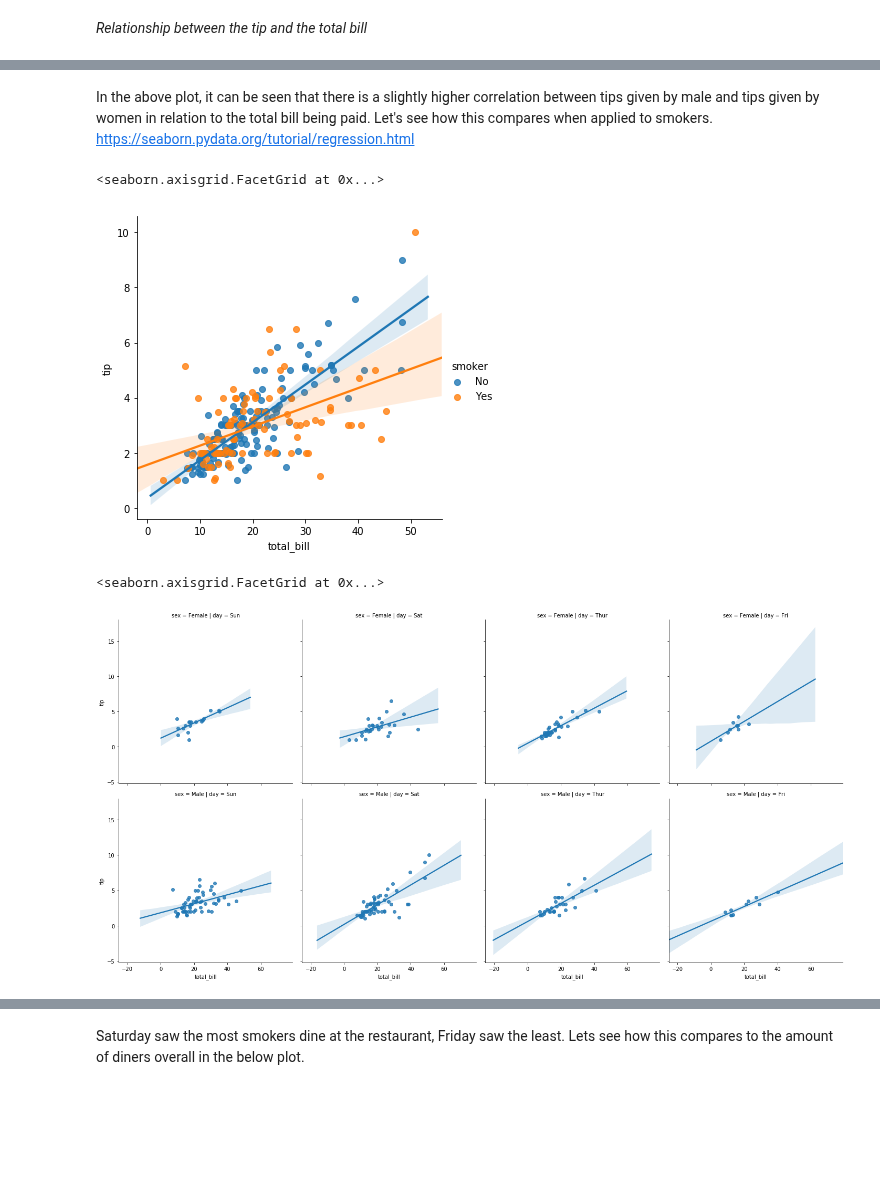
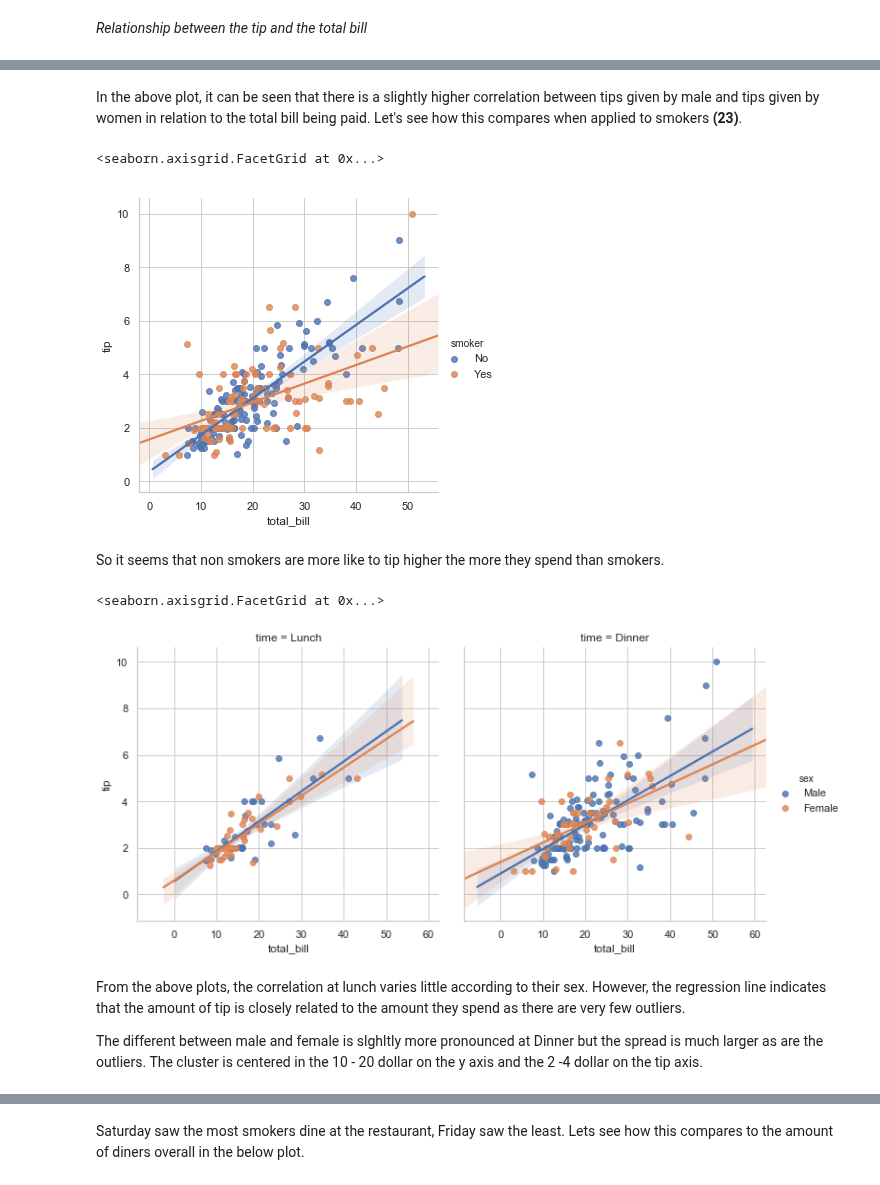
Before and after one commit to martinaobrien/FUNDAMENTALS-OF-DATA-ANALYSIS-Project-2019, a Jupyter notebook: Tips Dataset Assignment .ipynb, the cells around one changed output, grey strips where cells are left out. Cells and saved outputs as stored; diff of their text form; code cells hidden in the pictures; blank space fills up the shorter version.

Commit message:
analysis into the tipping trends of smokers and non smokers

```diff
--- a/Tips Dataset Assignment .ipynb
+++ b/Tips Dataset Assignment .ipynb
@@ -70,7 +70,7 @@ import matplotlib.pyplot as plt # importing matplotlib
 import seaborn as sns # importing seaborn
 import scipy.stats as ss # importing scipy
 # %%
-df = pd.read_csv("https://raw.githubusercontent.com/martinaobrien/FUNDAMENTALS-OF-DATA-ANALYSIS-Project-2019/master/tips.csv")
+df = pd.read_csv("https://raw.githubusercontent.com/martinaobrien/FUNDAMENTALS-OF-DATA-ANALYSIS-Project-2019/master/tipsWithDay%20-%20tipsWithDay.csv")
 # importing the data set from the url with the notebook
 # to display the dataframe, use the command df
 # %%
@@ -276,14 +275,20 @@ sns.lmplot (x = 'total_bill', y = 'tip', data = df,  hue = 'sex')
 # %% [markdown]
-In the above plot, it can be seen that there is a slightly higher correlation between tips given by male and tips given by women in relation to the total bill being paid. Let's see how this compares when applied to smokers. https://seaborn.pydata.org/tutorial/regression.html
+In the above plot, it can be seen that there is a slightly higher correlation between tips given by male and tips given by women in relation to the total bill being paid. Let's see how this compares when applied to smokers **(23)**.
 # %%
 sns.lmplot (x = 'total_bill', y = 'tip', data = df,  hue = 'smoker')
 # %% [output]
 <seaborn.axisgrid.FacetGrid at 0x...>
-[figure, old version]
+[figure, new version]
+# %% [markdown]
+So it seems that non smokers are more like to tip higher the more they spend than smokers.
 # %%
-sns.lmplot (x = 'total_bill', y = 'tip', data = df, col = 'day', row = 'sex')
+sns.lmplot (x = 'total_bill', y = 'tip', data = df, col = 'time', hue = 'sex')
 # %% [output]
 <seaborn.axisgrid.FacetGrid at 0x...>
-[figure, old version]
+[figure, new version]
+# %% [markdown]
+From the above plots, the correlation at lunch varies little according to their sex. However, the regression line indicates that the amount of tip is closely related to the amount they spend as there are very few outliers.
+
+The different between male and female is slghltly more pronounced at Dinner but the spread is much larger as are the outliers. The cluster is centered in the 10 - 20 dollar on the y axis and the 2 -4 dollar on the tip axis.
 # %% [markdown]
 <a id='chapter4'></a>
```
Also changed, not shown: parts of 33 cells of this notebook.
